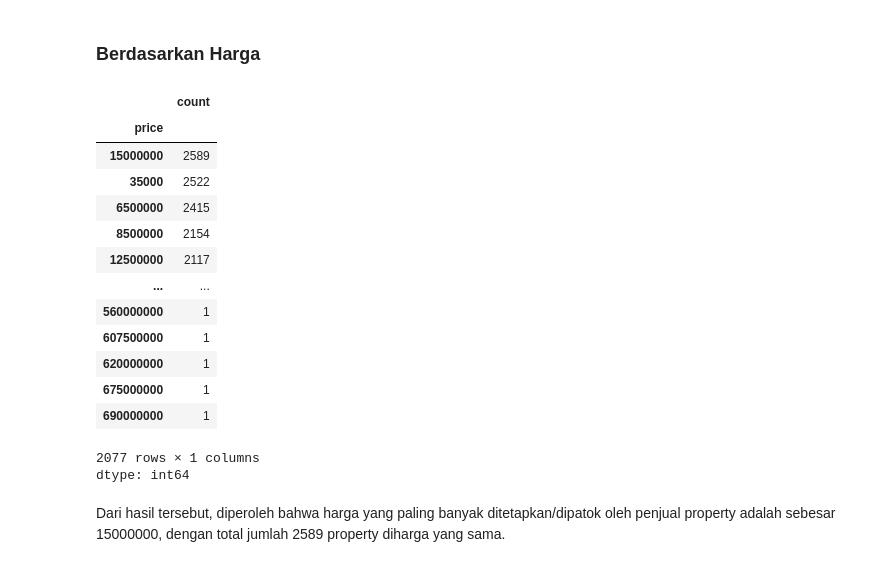
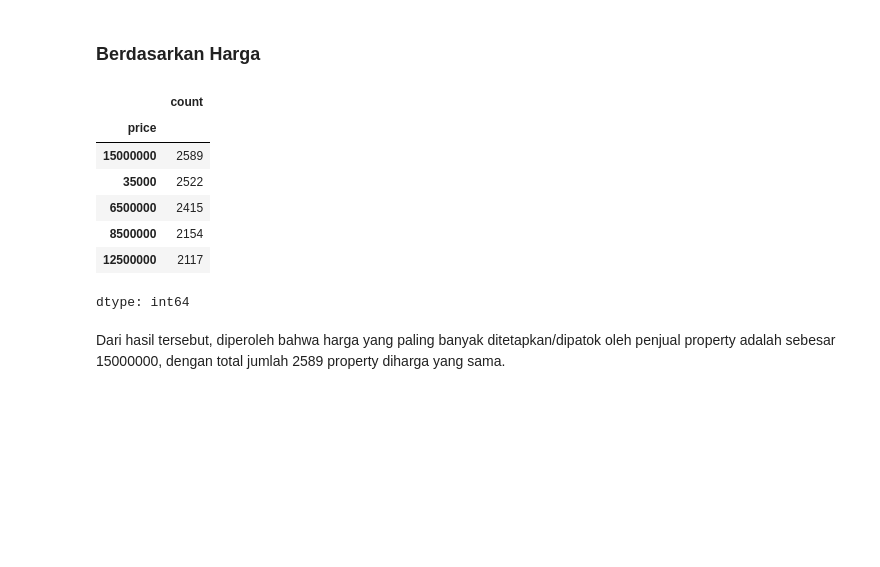
Before and after one commit to Rizkyard17/Geospatial-House-Price-Analysis-and-Regression-Modeling, a Jupyter notebook: Predict_Pakistan_House_Prices.ipynb, the cells around one changed output. Cells and saved outputs as stored; diff of their text form; code cells hidden in the pictures; blank space fills up the shorter version.

```diff
--- a/Predict_Pakistan_House_Prices.ipynb
+++ b/Predict_Pakistan_House_Prices.ipynb
@@ -266,23 +282,16 @@ Secara jumlah, provinsi Punjab menjadi yang paling banyak, namun perlu disadari
 # %% [markdown]
 ### Berdasarkan Harga
 # %%
-# Cek berapa jumlah kategori harga
-df.value_counts(df['price'])
+# Cek berapa harga yang paling banyak dipatok pada penjualan properti
+df['price'].value_counts().head(5)
 # %% [output]
 |  | count |
 | price |  |
 | 15000000 | 2589 |
 | 35000 | 2522 |
 | 6500000 | 2415 |
 | 8500000 | 2154 |
 | 12500000 | 2117 |
-| ... | ... |
-| 560000000 | 1 |
-| 607500000 | 1 |
-| 620000000 | 1 |
-| 675000000 | 1 |
-| 690000000 | 1 |
-2077 rows × 1 columns
 dtype: int64
 # %% [markdown]
 Dari hasil tersebut, diperoleh bahwa harga yang paling banyak ditetapkan/dipatok oleh penjual property adalah sebesar 15000000, dengan total jumlah 2589 property diharga yang sama.
```
Also changed, not shown: parts of 54 cells of this notebook.
